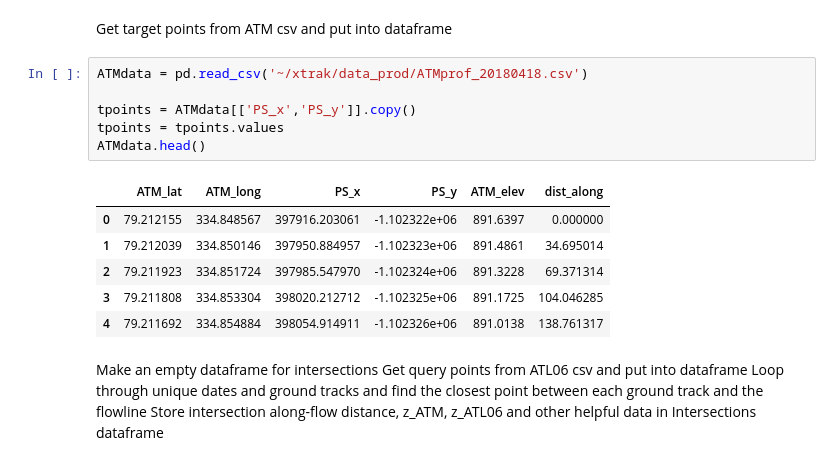
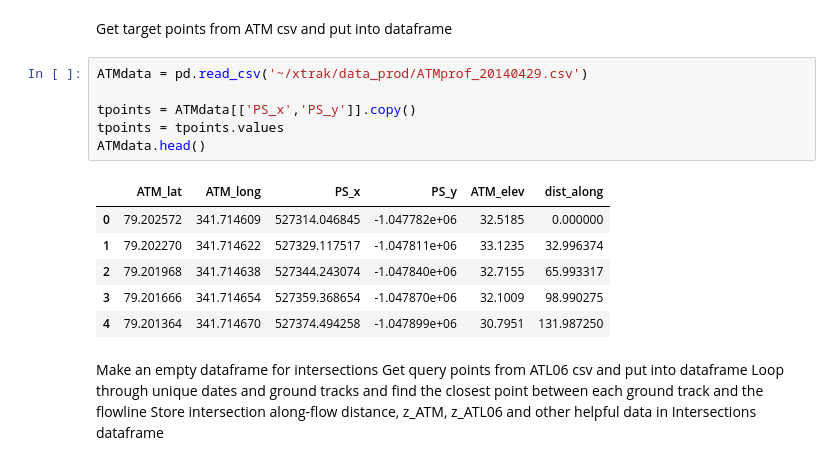
Before and after one commit to ICESAT-2HackWeek/xtrak, a Jupyter notebook: notebooks/Intersections.ipynb, the cells around one changed output. Saved outputs shown, nothing was run; the diff lists cells and outputs as text.

```diff
--- a/notebooks/Intersections.ipynb
+++ b/notebooks/Intersections.ipynb
@@ -53,18 +53,18 @@ def closest_node(node, nodes):
 # %% [markdown]
 Get target points from ATM csv and put into dataframe
 # %%
-ATMdata = pd.read_csv('~/xtrak/data_prod/ATMprof_20180418.csv')
+ATMdata = pd.read_csv('~/xtrak/data_prod/ATMprof_20140429.csv')
 
 tpoints = ATMdata[['PS_x','PS_y']].copy()
 tpoints = tpoints.values
 ATMdata.head()
 # %% [output]
 |  | ATM_lat | ATM_long | PS_x | PS_y | ATM_elev | dist_along |
-| 0 | 79.212155 | 334.848567 | 397916.203061 | -1.102322e+06 | 891.6397 | 0.000000 |
-| 1 | 79.212039 | 334.850146 | 397950.884957 | -1.102323e+06 | 891.4861 | 34.695014 |
-| 2 | 79.211923 | 334.851724 | 397985.547970 | -1.102324e+06 | 891.3228 | 69.371314 |
-| 3 | 79.211808 | 334.853304 | 398020.212712 | -1.102325e+06 | 891.1725 | 104.046285 |
-| 4 | 79.211692 | 334.854884 | 398054.914911 | -1.102326e+06 | 891.0138 | 138.761317 |
+| 0 | 79.202572 | 341.714609 | 527314.046845 | -1.047782e+06 | 32.5185 | 0.000000 |
+| 1 | 79.202270 | 341.714622 | 527329.117517 | -1.047811e+06 | 33.1235 | 32.996374 |
+| 2 | 79.201968 | 341.714638 | 527344.243074 | -1.047840e+06 | 32.7155 | 65.993317 |
+| 3 | 79.201666 | 341.714654 | 527359.368654 | -1.047870e+06 | 32.1009 | 98.990275 |
+| 4 | 79.201364 | 341.714670 | 527374.494258 | -1.047899e+06 | 30.7951 | 131.987250 |
 # %% [markdown]
 Make an empty dataframe for intersections
 Get query points from ATL06 csv and put into dataframe
```
Also changed, not shown: parts of 3 cells of this notebook, 1 other file.
